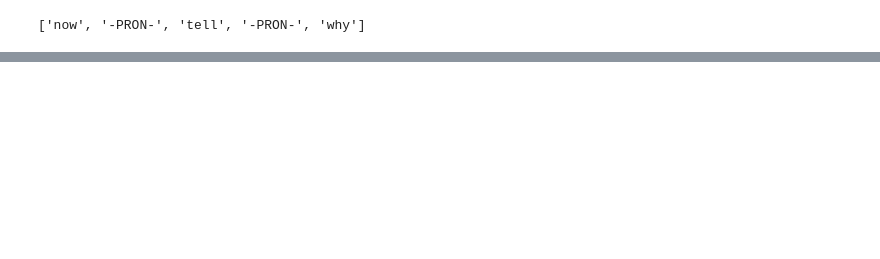
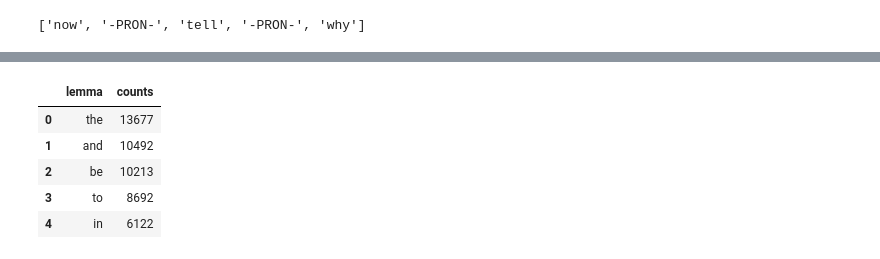
Before and after one commit to Data-Science-for-Linguists-2019/ESL-Article-Acquisition, a Jupyter notebook: exploratory-analysis/BALC_clean.ipynb, the cells around one changed output, grey strips where cells are left out. Drawn from its saved outputs; the diff is of its cells as text; code cells hidden in the pictures; blank space fills up the shorter version.

```diff
--- a/exploratory-analysis/BALC_clean.ipynb
+++ b/exploratory-analysis/BALC_clean.ipynb
@@ -824,0 +843,11 @@ cepa_df.POS_cts[1].most_common(1)
+# %%
+# drop 'pair' column
+lemma_counts = lemma_counts.drop(columns=['pair'])
+lemma_counts.head()
+# %% [output]
+|  | lemma | counts |
+| 0 | the | 13677 |
+| 1 | and | 10492 |
+| 2 | be | 10213 |
+| 3 | to | 8692 |
+| 4 | in | 6122 |
```
Also changed, not shown: parts of 45 cells of this notebook.
